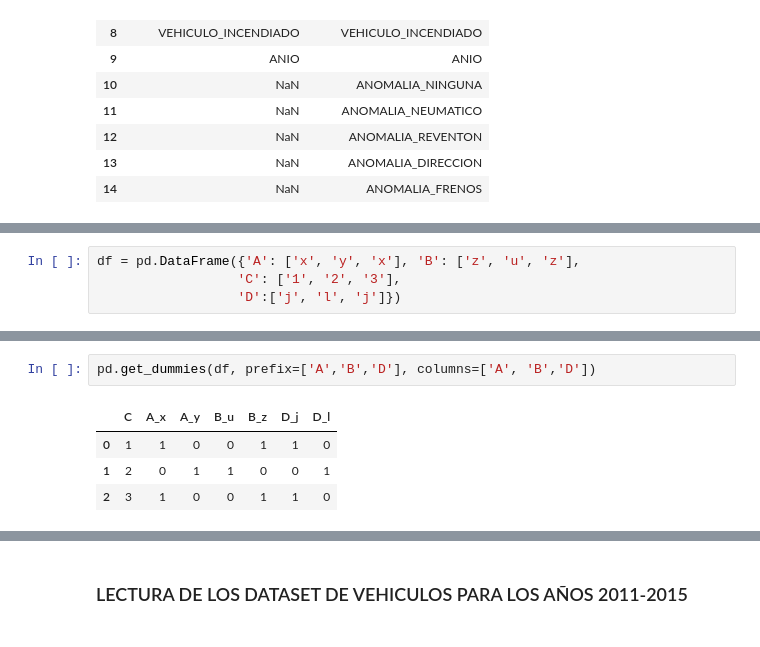
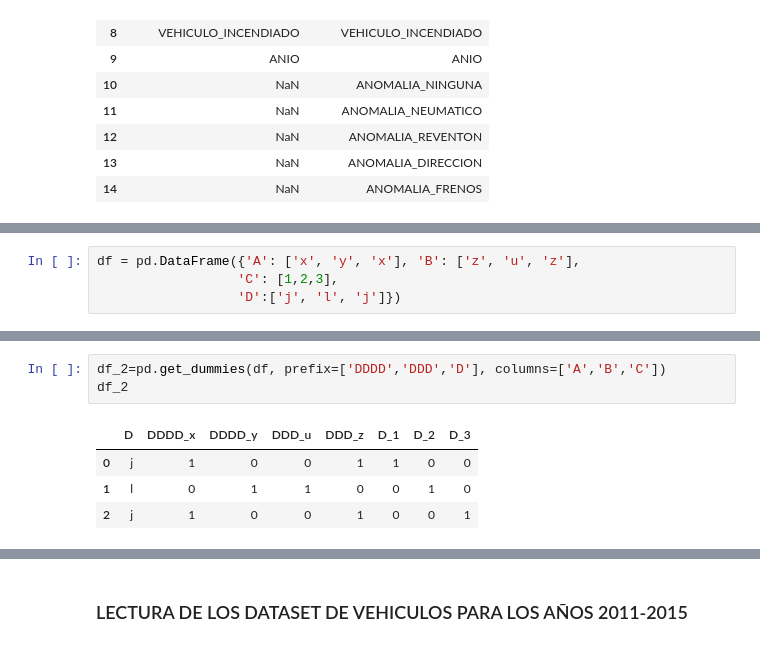
Before and after one commit to Rafaelmdcd/TFM_Kschool_Rafa_Martinez, a Jupyter notebook: TFM_DGT.ipynb, the cells around one changed output, grey strips where cells are left out. Cells and saved outputs as stored; diff of their text form.

```diff
--- a/TFM_DGT.ipynb
+++ b/TFM_DGT.ipynb
@@ -237,4 +599,4 @@ df_total.shape
 # %%
 df = pd.DataFrame({'A': ['x', 'y', 'x'], 'B': ['z', 'u', 'z'],
-                  'C': ['1', '2', '3'],
+                  'C': [1,2,3],
                   'D':['j', 'l', 'j']})
@@ -241,7 +618,8 @@ df = pd.DataFrame({'A': ['x', 'y', 'x'], 'B': ['z', 'u', 'z'],
 # %%
-pd.get_dummies(df, prefix=['A','B','D'], columns=['A', 'B','D'])
+df_2=pd.get_dummies(df, prefix=['DDDD','DDD','D'], columns=['A','B','C'])
+df_2
 # %% [output]
-|  | C | A_x | A_y | B_u | B_z | D_j | D_l |
-| 0 | 1 | 1 | 0 | 0 | 1 | 1 | 0 |
-| 1 | 2 | 0 | 1 | 1 | 0 | 0 | 1 |
-| 2 | 3 | 1 | 0 | 0 | 1 | 1 | 0 |
+|  | D | DDDD_x | DDDD_y | DDD_u | DDD_z | D_1 | D_2 | D_3 |
+| 0 | j | 1 | 0 | 0 | 1 | 1 | 0 | 0 |
+| 1 | l | 0 | 1 | 1 | 0 | 0 | 1 | 0 |
+| 2 | j | 1 | 0 | 0 | 1 | 0 | 0 | 1 |
```
Also changed, not shown: parts of 39 cells of this notebook.
